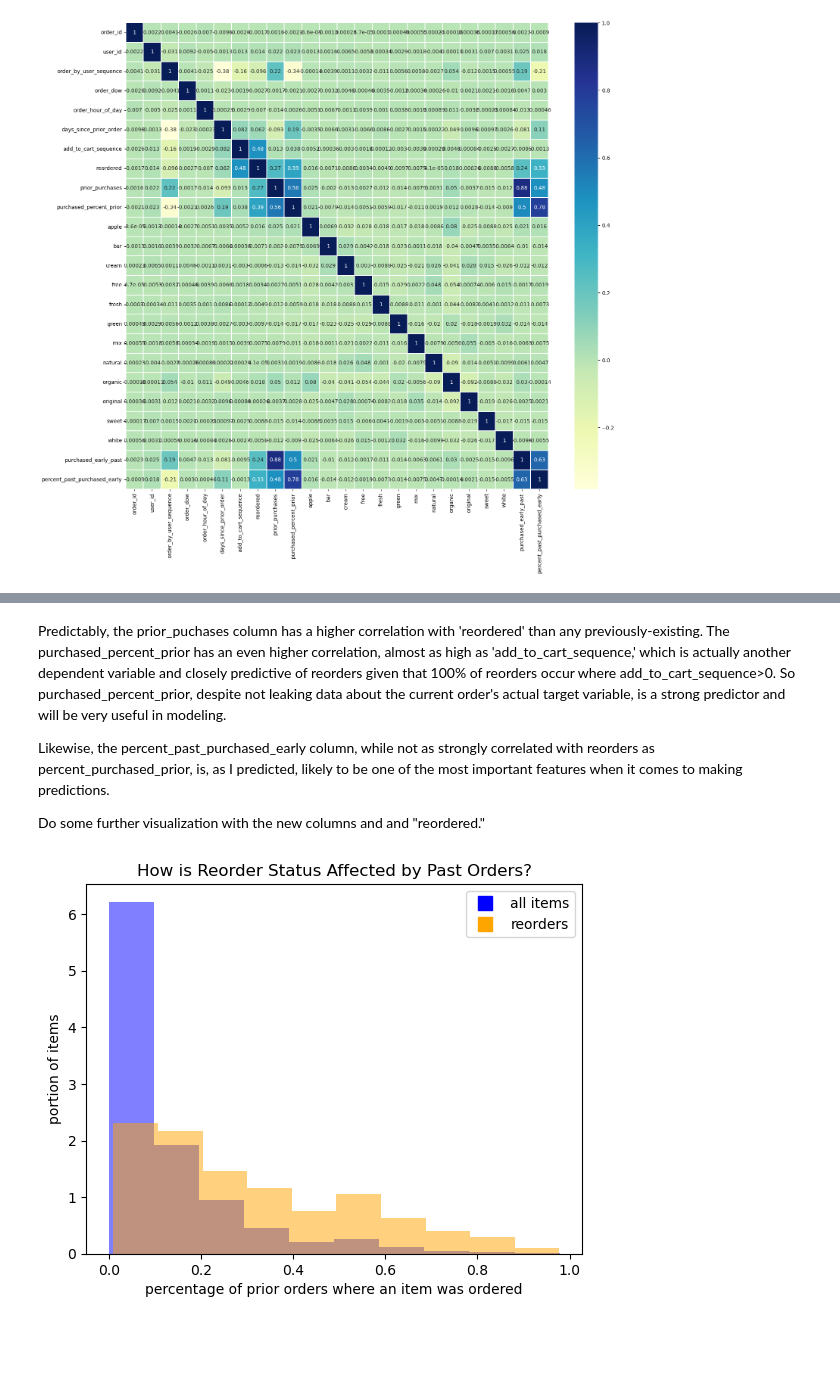
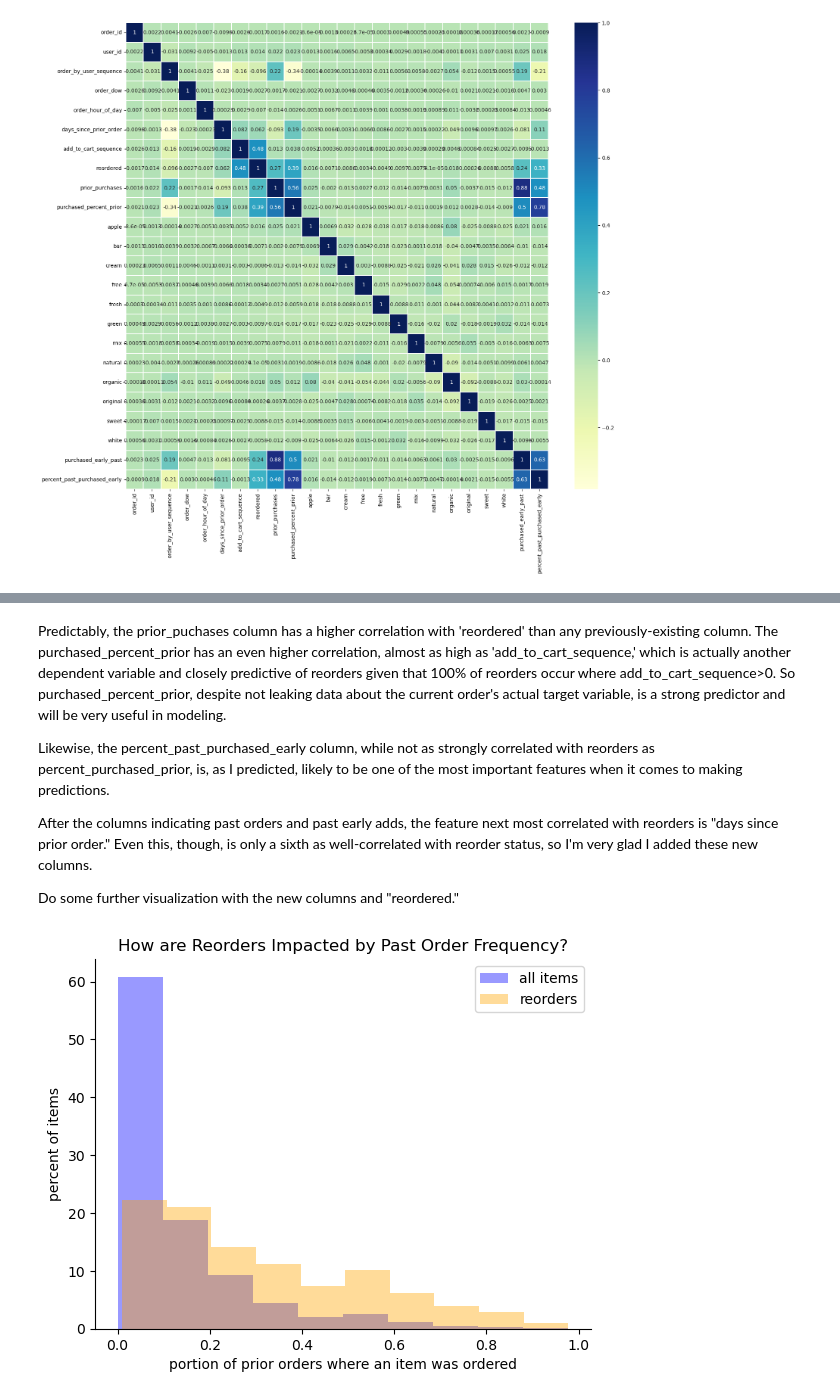
Before and after one commit to fractaldatalearning/Capstone2, a Jupyter notebook: notebooks/6-kl-preprocess-feature-engineer.ipynb, the cells around one changed output, grey strips where cells are left out. Cells and saved outputs as stored; diff of their text form; code cells hidden in the pictures; blank space fills up the shorter version.

Commit message:
revising figures

```diff
--- a/notebooks/6-kl-preprocess-feature-engineer.ipynb
+++ b/notebooks/6-kl-preprocess-feature-engineer.ipynb
@@ -562,24 +574,24 @@ plt.yticks(rotation=0);
 # %% [markdown]
-Predictably, the prior_puchases column has a higher correlation with 'reordered' than any previously-existing. The purchased_percent_prior has an even higher correlation, almost as high as 'add_to_cart_sequence,' which is actually another dependent variable and closely predictive of reorders given that 100% of reorders occur where add_to_cart_sequence>0. So purchased_percent_prior, despite not leaking data about the current order's actual target variable, is a strong predictor and will be very useful in modeling.
+Predictably, the prior_puchases column has a higher correlation with 'reordered' than any previously-existing column. The purchased_percent_prior has an even higher correlation, almost as high as 'add_to_cart_sequence,' which is actually another dependent variable and closely predictive of reorders given that 100% of reorders occur where add_to_cart_sequence>0. So purchased_percent_prior, despite not leaking data about the current order's actual target variable, is a strong predictor and will be very useful in modeling.
 
 Likewise, the percent_past_purchased_early column, while not as strongly correlated with reorders as percent_purchased_prior, is, as I predicted, likely to be one of the most important features when it comes to making predictions.
 
-Do some further visualization with the new columns and and "reordered."
+After the columns indicating past orders and past early adds, the feature next most correlated with reorders is "days since prior order." Even this, though, is only a sixth as well-correlated with reorder status, so I'm very glad I added these new columns.
+
+Do some further visualization with the new columns and "reordered."
 # %%
 # Separate out reorders and non-reorders, then plot each as a histogram
 # for purchased_percent_prior
 
 reorders = df.loc[df['reordered']==1,:].copy()
 
-plt.hist(df['purchased_percent_prior'], color='blue', density=True, alpha=0.5, bins=10)
-plt.hist(reorders['purchased_percent_prior'], color='orange', density=True, alpha=0.5, bins=10)
-plt.title('How is Reorder Status Affected by Past Orders?')
-plt.xlabel('percentage of prior orders where an item was ordered')
-plt.ylabel('portion of items')
-blue = mlines.Line2D([], [], color='blue', marker='s', linestyle='None', markersize=10,
-                       label='all items')
-orange = mlines.Line2D([], [], color='orange', marker='s', linestyle='None', markersize=10,
-                       label='reorders')
-plt.legend(handles=[blue, orange]);
+sns.histplot(data=df, x='purchased_percent_prior', color='blue', alpha=0.4, bins=10,
+             stat='percent', linewidth=0).set(
+    title='How are Reorders Impacted by Past Order Frequency?',
+    xlabel='portion of prior orders where an item was ordered', ylabel='percent of items')
+sns.histplot(data=reorders, x='purchased_percent_prior', color='orange', alpha=0.4, bins=10,
+             stat='percent', linewidth=0)
+sns.despine()
+plt.legend(labels=['all items', 'reorders']);
 # %% [output]
-[figure, old version]
+[figure, new version]
```
Also changed, not shown: parts of 6 cells of this notebook.
